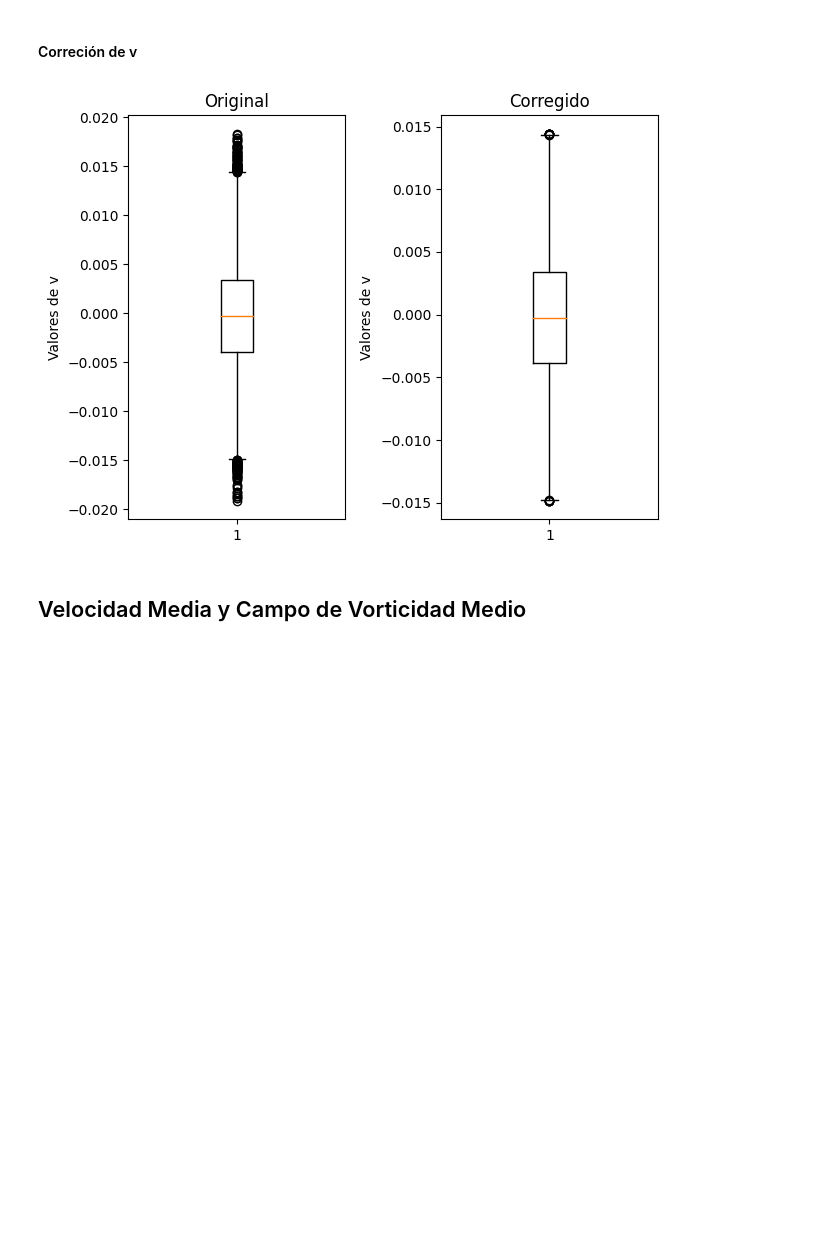
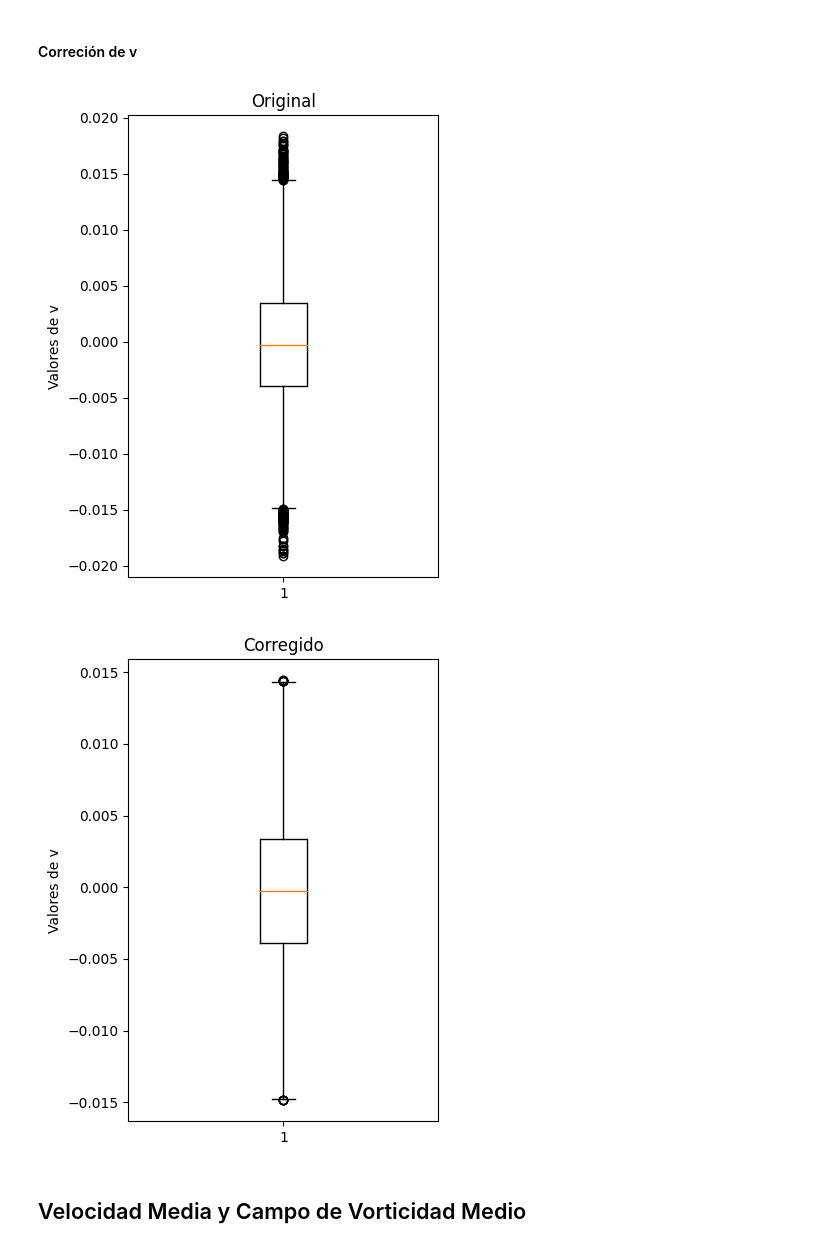
Before and after one commit to Daniel-SebastianGaete/ProyectoFluidos, a Jupyter notebook: main.ipynb, the cells around one changed output. Cells and saved outputs as stored; diff of their text form; code cells hidden in the pictures; blank space fills up the shorter version.

```diff
--- a/main.ipynb
+++ b/main.ipynb
@@ -70,22 +68,20 @@ plt.show()
 # %% [markdown]
 #### Correción de v
 # %%
-fig,axis=plt.subplots(1,2)
-
-plt.sca(axis[0])
+plt.figure(figsize=(4, 6))
 plt.boxplot(np.mean(v, axis=(0,1)))
 plt.ylabel('Valores de v')
 plt.title('Original')
 
-plt.sca(axis[1])
+plt.figure(figsize=(4, 6))
 plt.boxplot(replace_outliers(np.mean(v, axis=(0,1)), k=1.5))
 plt.ylabel('Valores de v')
 plt.title('Corregido')
 
-plt.tight_layout()
 plt.show()
 # %% [output]
-[figure, old version]
+[figure, new version]
+[figure, added]
 # %%
 u_mean_space = np.mean(u, axis=(0,1)) # Promedio de velocidad u en el  espacio en cada momento de los 39999
 v_mean_space = np.mean(v, axis=(0,1)) # Promedio de velocidad v en el  espacio en cada momento de los 39999
```
Also changed, not shown: parts of 10 cells of this notebook.
